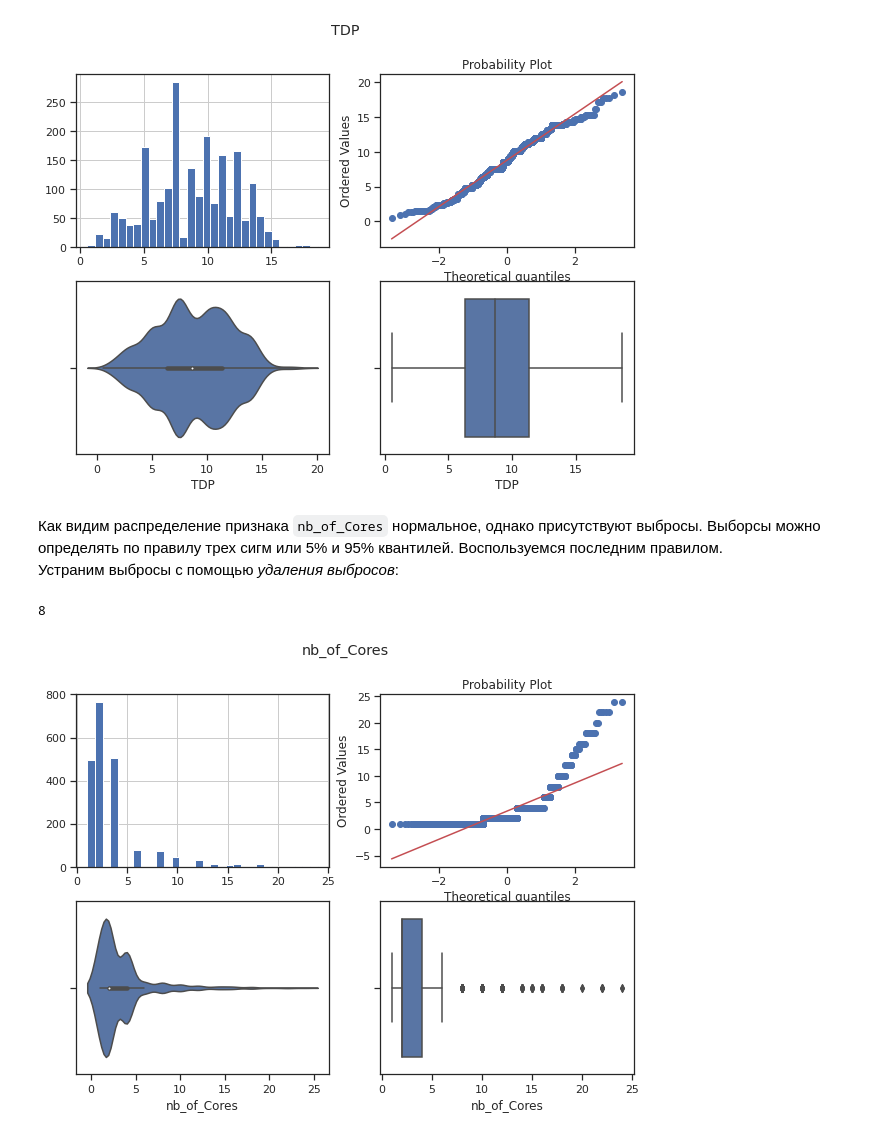
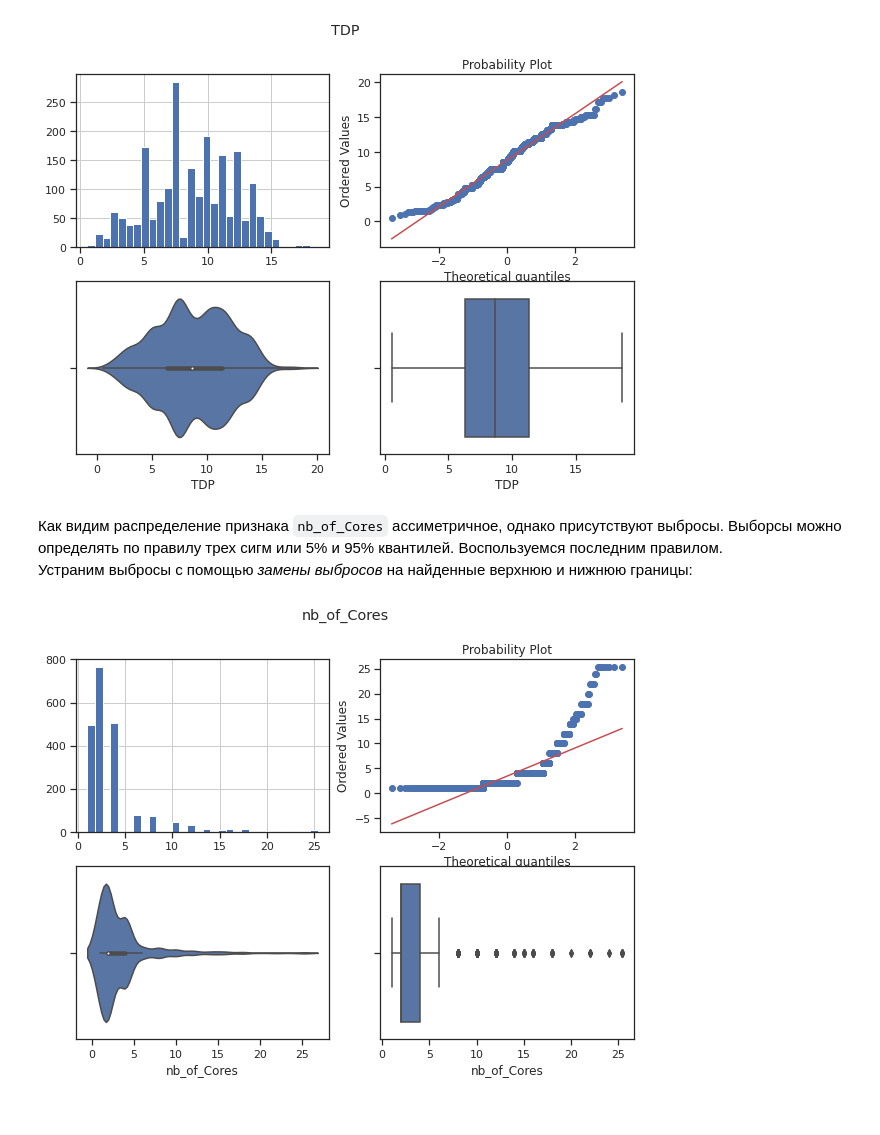
Before and after one commit to GeorgiyX/ML-21, a Jupyter notebook: hw/hw.ipynb, the cells around one changed output. Cells and saved outputs as stored; diff of their text form; code cells hidden in the pictures.

```diff
--- a/hw/hw.ipynb
+++ b/hw/hw.ipynb
@@ -289,6 +289,7 @@ Intel_64_ imbalance ratio = 7
 dataset_simple = dataset.copy()
 for cat in categories_all:
     dataset_simple[cat] = LabelEncoder().fit_transform(dataset_simple[cat])
+    dataset_simple[cat] = dataset_simple[cat].astype(int)
 # %% [markdown]
 Для более глубокой предобработки выполним кодирование части признаков с помощью `LabelEncoder`, а часть категориальных признаков, в которых мало уникальных категорий (например значения yes/no) или категории "не упорядоченные" с помощью `OneHotEncoder`, чтобы не увеличивать сильно признаковое пространство.
 # %%
@@ -303,6 +304,7 @@ for col in categories_all:
 
 for cat in categories_le:
     dataset_complex[cat] = LabelEncoder().fit_transform(dataset_complex[cat])
+    dataset_complex[cat] = dataset_complex[cat].astype(int)
 for cat in categories_oh:
     dataset_complex = pd.concat([dataset_complex, pd.get_dummies(dataset_complex[cat],
                                                                  prefix = cat, drop_first = True)],axis = 1)
@@ -379,22 +381,21 @@ for col in num_cols:
 [figure]
 [figure]
 # %% [markdown]
-Как видим распределение признака `nb_of_Cores` нормальное, однако присутствуют выбросы. Выборсы можно определять по правилу трех сигм или 5% и 95% квантилей. Воспользуемся последним правилом.
-Устраним выбросы с помощью *удаления выбросов*:
+Как видим распределение признака `nb_of_Cores` ассиметричное, однако присутствуют выбросы. Выборсы можно определять по правилу трех сигм или 5% и 95% квантилей. Воспользуемся последним правилом.
+Устраним выбросы с помощью *замены выбросов* на найденные верхнюю и нижнюю границы:
 # %%
 col_with_outlier = "nb_of_Cores"
 K2 = 1.5
 IQR = dataset_complex[col].quantile(0.75) - dataset_complex[col_with_outlier].quantile(0.25)
 lower_boundary = dataset_complex[col].quantile(0.25) - (K2 * IQR)
 upper_boundary = dataset_complex[col].quantile(0.75) + (K2 * IQR)
 outliers_temp = np.where(dataset_complex[col_with_outlier] > upper_boundary, True,
                          np.where(dataset_complex[col_with_outlier] < lower_boundary, True, False))
-before = dataset_complex.shape[0]
-dataset_complex = dataset_complex.loc[~(outliers_temp), ]
-print(before - dataset_complex.shape[0])
+
+dataset_complex[col_with_outlier] = np.where(dataset_complex[col_with_outlier] > upper_boundary, upper_boundary,
+                                    np.where(dataset_complex[col_with_outlier] < lower_boundary, lower_boundary, dataset_complex[col_with_outlier]))
 diagnostic_plots(dataset_complex, col_with_outlier)
 # %% [output]
-8
-[figure, old version]
+[figure, new version]
 # %% [markdown]
 ### Масштабирование
```
Also changed, not shown: parts of 10 cells of this notebook.
